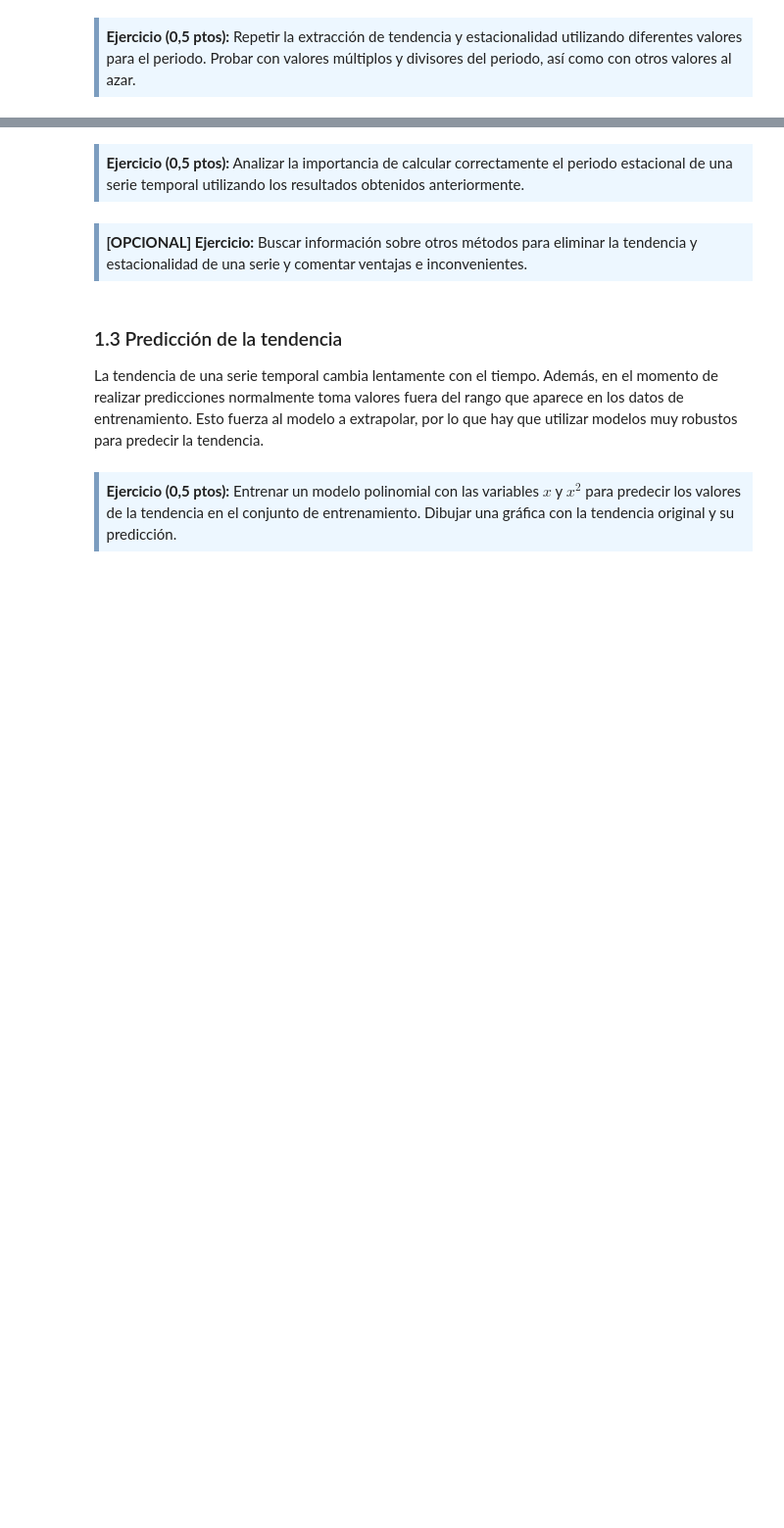
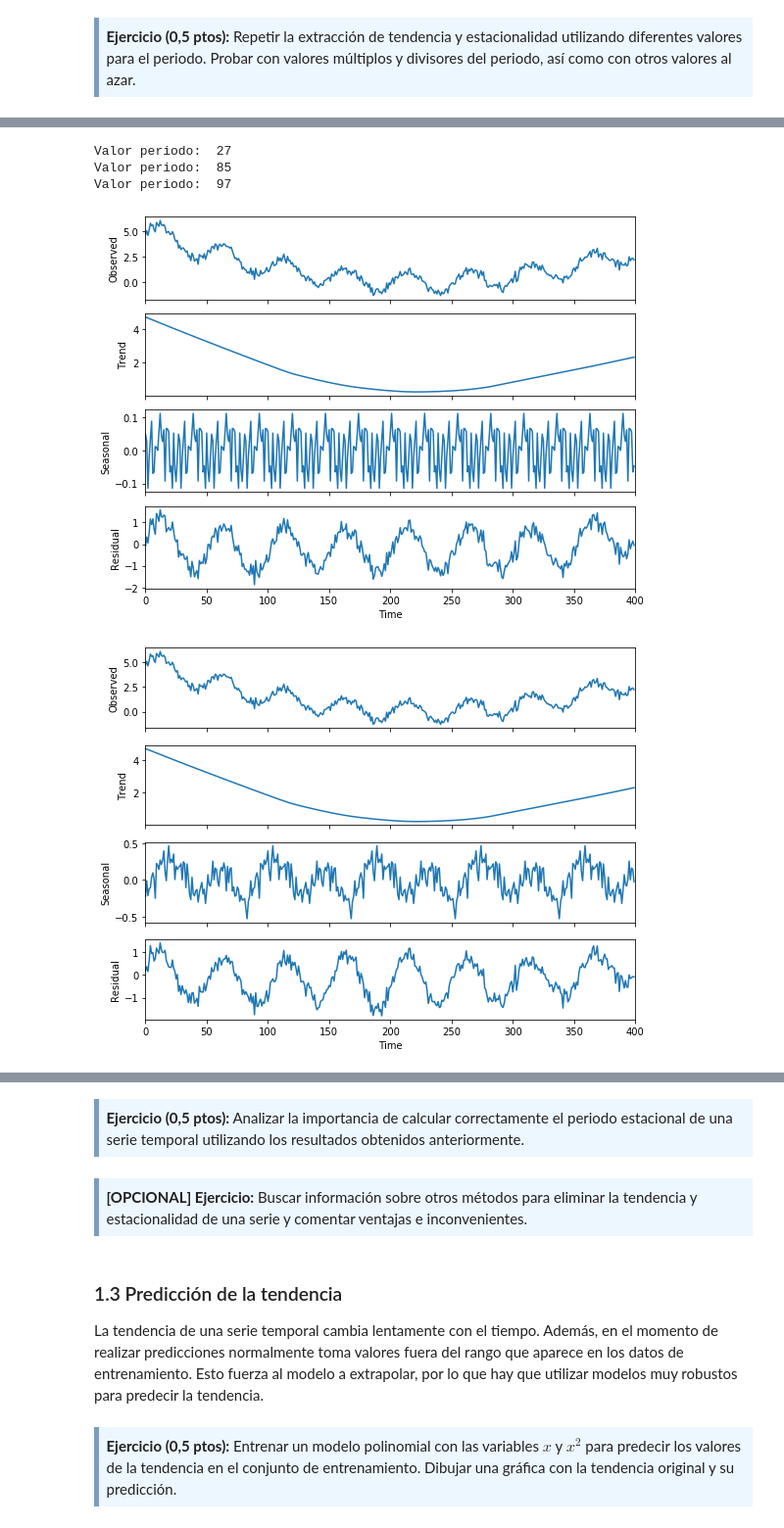
Before and after one commit to fernandoabcampos/deep-learning, a Jupyter notebook: PEC3/20182_M2.875_PEC3-Enunciado.ipynb, the cells around one changed output, grey strips where cells are left out. Shown: that part at 98% size. Drawn from its saved outputs; the diff is of its cells as text; code cells hidden in the pictures; blank space fills up the shorter version.

```diff
--- a/PEC3/20182_M2.875_PEC3-Enunciado.ipynb
+++ b/PEC3/20182_M2.875_PEC3-Enunciado.ipynb
@@ -146,0 +114,10 @@ BONUS: Otras formas de eliminar tendencia y estacionalidad, pros y contras.
+# %%
+array = random.sample(range(25, 100), 3)
+for i in array:
+    plot_decompose(serie, i)
+# %% [output]
+Valor periodo:  27
+Valor periodo:  85
+Valor periodo:  97
+[figure, added]
+[figure, added]
```
Also changed, not shown: parts of 14 cells of this notebook.
